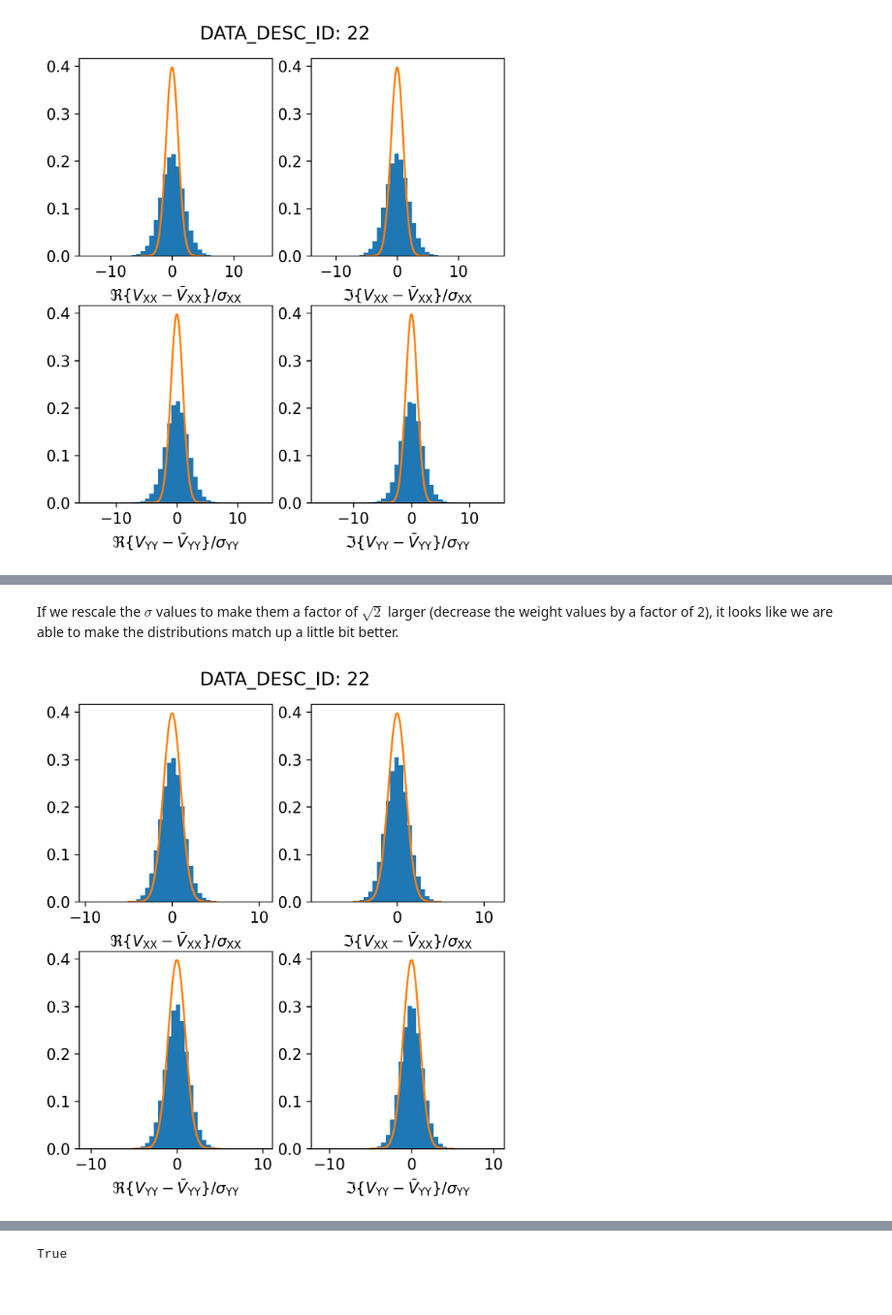
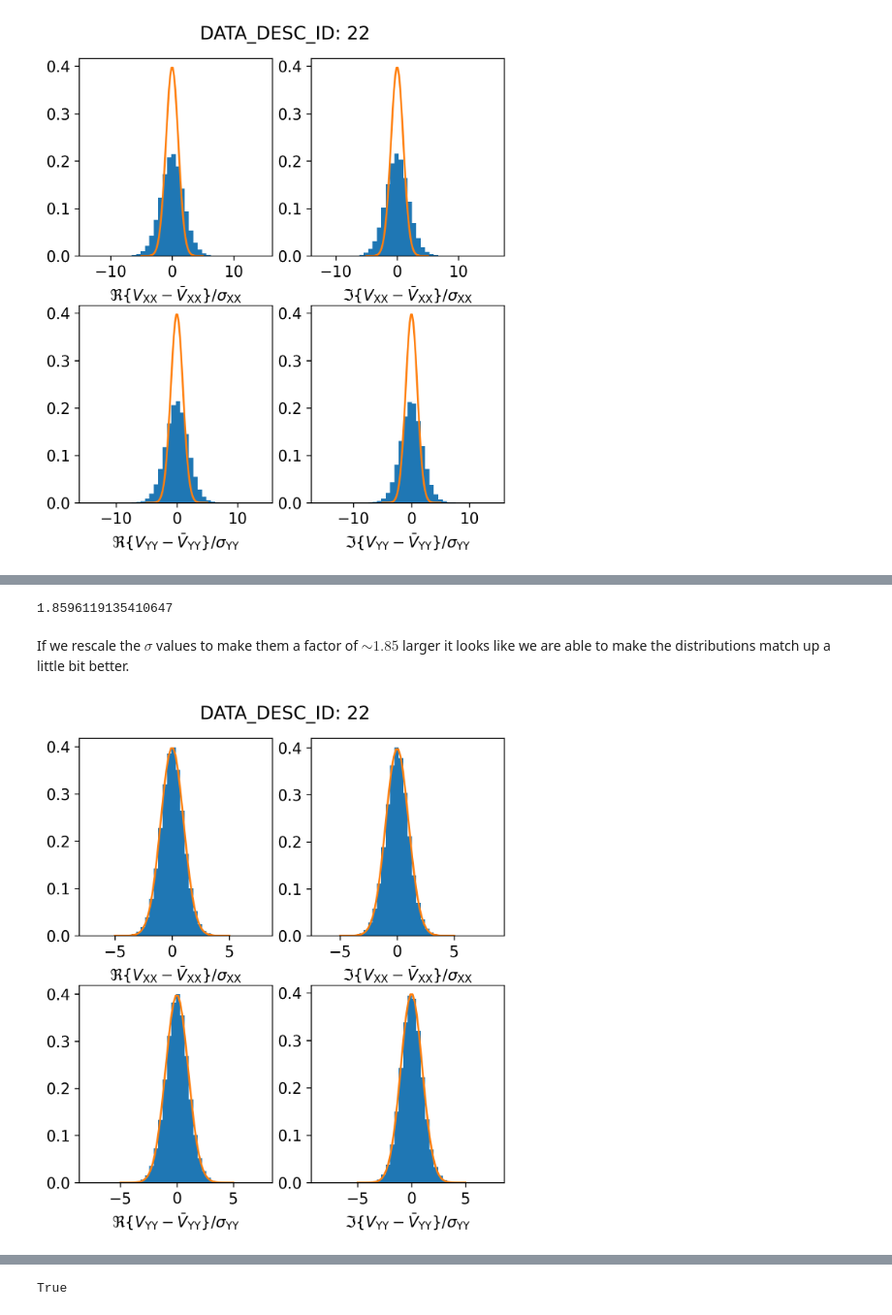
Before and after one commit to MPoL-dev/visread, a Jupyter notebook: tutorials/rescale_AS209_weights.ipynb, the cells around one changed output, grey strips where cells are left out. Shown at 97% size. Cells and saved outputs as stored; diff of their text form; code cells hidden in the pictures.

```diff
--- a/tutorials/rescale_AS209_weights.ipynb
+++ b/tutorials/rescale_AS209_weights.ipynb
@@ -382,7 +390,49 @@ plot_histogram_datadescid(22, apply_flags=True, log=False)
+# %%
+def calculate_rescale_factor(scatter, **kwargs):
+    bins = kwargs.get("bins", 40)
+    bin_heights, bin_edges = np.histogram(scatter, density=True, bins=bins)
+    bin_centers = bin_edges[:-1] + np.diff(bin_edges) / 2
+
+    # find the sigma_rescale which minimizes the mean squared error
+    # between the bin_heights and the expectations from the
+    # reference Gaussian
+
+    loss = lambda x: np.sum((bin_heights - gaussian(bin_centers, sigma=x)) ** 2)
+
+    res = minimize(loss, 1.0)
+
+    if res.success:
+        return res.x[0]
+    else:
+        print(res)
+        return False
+# %%
+def get_sigma_rescale_datadescid(datadescid, **kwargs):
+    scatter_XX, scatter_YY = get_scatter_datadescid(
+        datadescid, apply_flags=True, **kwargs
+    )
+    vals = np.array(
+        [
+            calculate_rescale_factor(scatter)
+            for scatter in [
+                scatter_XX.real,
+                scatter_XX.imag,
+                scatter_YY.real,
+                scatter_YY.imag,
+            ]
+        ]
+    )
+
+    return np.average(vals)
+# %%
+factor = get_sigma_rescale_datadescid(22)
+print(factor)
+# %% [output]
+1.8596119135410647
 # %% [markdown]
-If we rescale the $\sigma$ values to make them a factor of $\sqrt{2}$ larger (decrease the weight values by a factor of 2), it looks like we are able to make the distributions match up a little bit better.
+If we rescale the $\sigma$ values to make them a factor of $\sim 1.85$ larger it looks like we are able to make the distributions match up a little bit better.
 # %%
-plot_histogram_datadescid(22, sigma_rescale=np.sqrt(2), apply_flags=True, log=False)
+plot_histogram_datadescid(22, sigma_rescale=factor, apply_flags=True, log=False)
 # %% [output]
-[figure, old version]
+[figure, new version]
 # %% [markdown]
```
Also changed, not shown: parts of 12 cells of this notebook, 17 other files.
